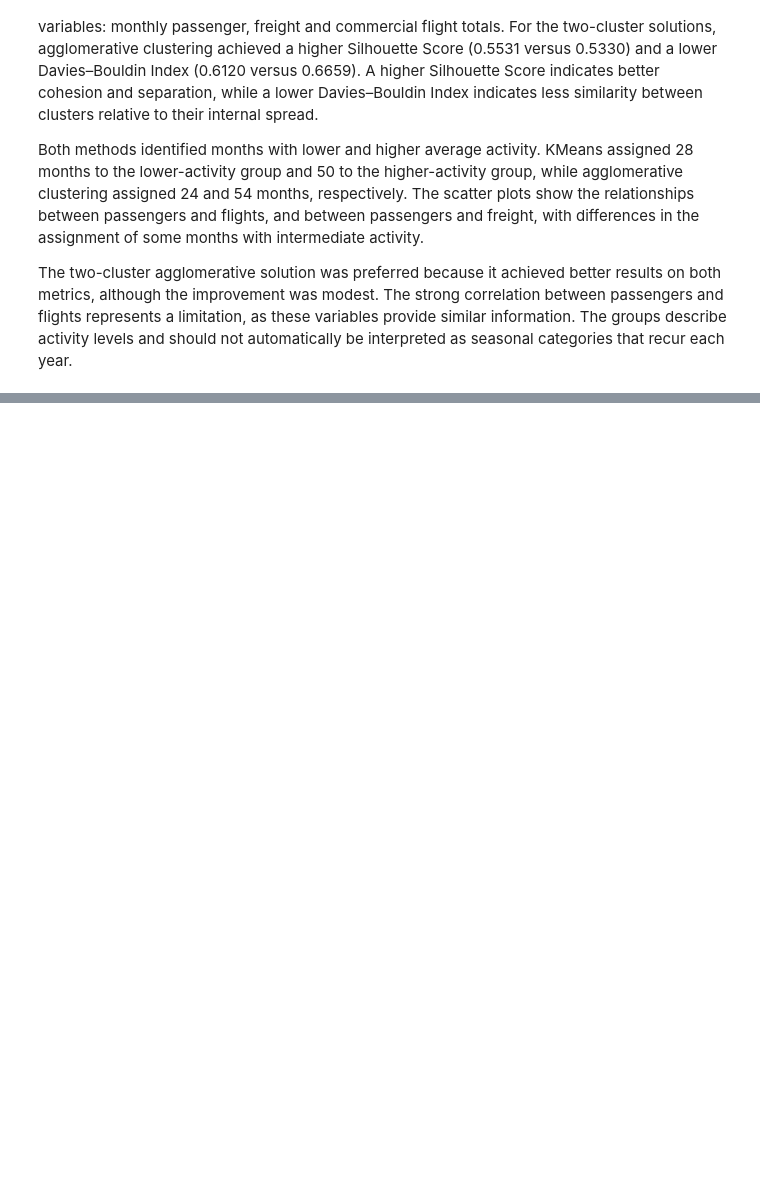
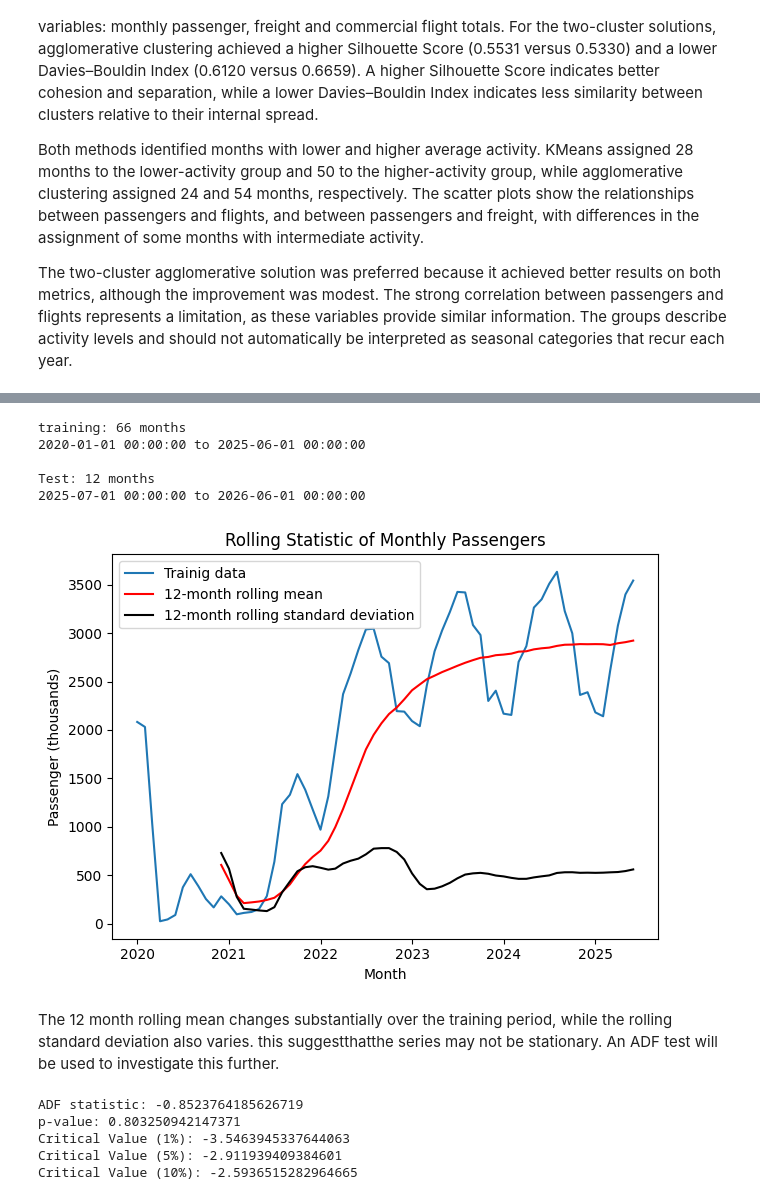
Before and after one commit to Ricardocotaa/CA1-Machine-Learning-2-Ricardo-Cota, a Jupyter notebook: CA1 MachineLearning-RicardoCota.ipynb, the cells around one changed output, grey strips where cells are left out. Drawn from its saved outputs; the diff is of its cells as text; code cells hidden in the pictures; blank space fills up the shorter version.

```diff
--- a/CA1 MachineLearning-RicardoCota.ipynb
+++ b/CA1 MachineLearning-RicardoCota.ipynb
@@ -678,0 +718,49 @@ The two-cluster agglomerative solution was preferred because it achieved better
+# %%
+train = passenger_series.iloc[:-12].copy()
+test = passenger_series.iloc[-12:].copy()
+
+print("training:", len(train), "months")
+print(train.index.min(), "to", train.index.max())
+
+print("\nTest:", len(test), "months")
+print(test.index.min(), "to", test.index.max())
+# %% [output]
+training: 66 months
+2020-01-01 00:00:00 to 2025-06-01 00:00:00
+
+Test: 12 months
+2025-07-01 00:00:00 to 2026-06-01 00:00:00
+# %%
+rolling_mean = train.rolling(window=12).mean()
+rolling_std = train.rolling(window=12).std()
+
+plt.plot(train, label='Trainig data')
+plt.plot(rolling_mean, color='red', label='12-month rolling mean')
+plt.plot(rolling_std, color='black', label='12-month rolling standard deviation')
+
+plt.title("Rolling Statistic of Monthly Passengers")
+plt.xlabel("Month")
+plt.ylabel("Passenger (thousands)")
+plt.legend()
+
+plt.tight_layout()
+plt.show()
+# %% [output]
+[figure, added]
+# %% [markdown]
+The 12 month rolling mean changes substantially over the training period, while  the rolling standard deviation also varies. this suggestthatthe series may not be stationary. An ADF test will be used to investigate this further.
+# %%
+from statsmodels.tsa.stattools import adfuller
+
+adf_result = adfuller(train)
+print("ADF statistic:", adf_result[0])
+print("p-value:", adf_result[1])
+
+for level, value in adf_result[4].items():
+    print(f"Critical Value ({level}): {value}")
+# %% [output]
+ADF statistic: -0.8523764185626719
+p-value: 0.803250942147371
+Critical Value (1%): -3.5463945337644063
+Critical Value (5%): -2.911939409384601
+Critical Value (10%): -2.5936515282964665
```
Also changed, not shown: parts of 5 cells of this notebook.
